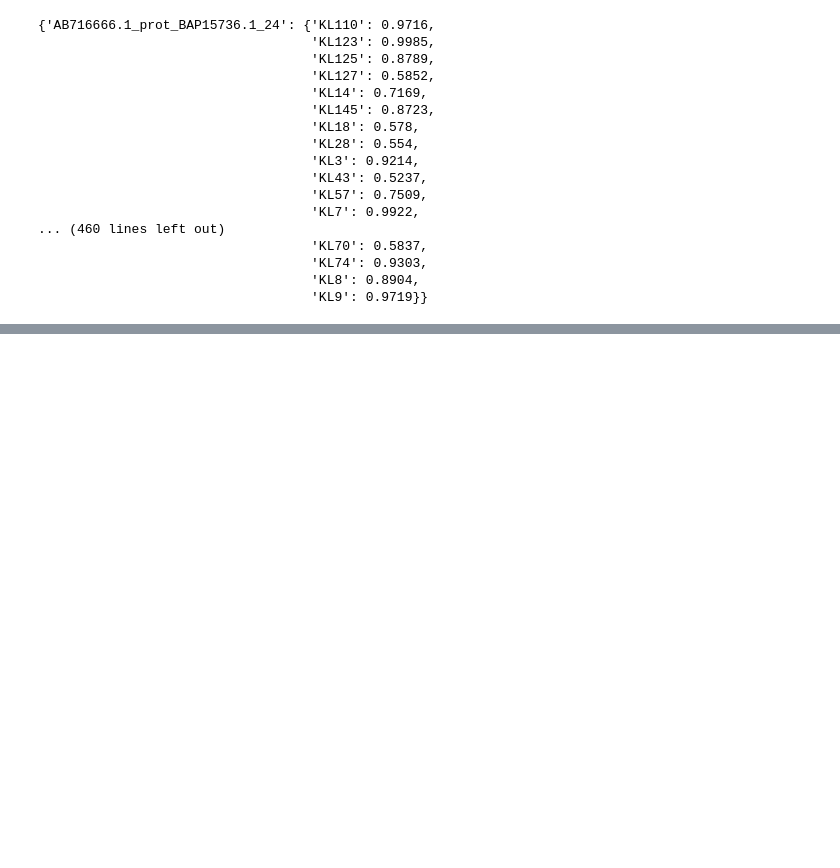
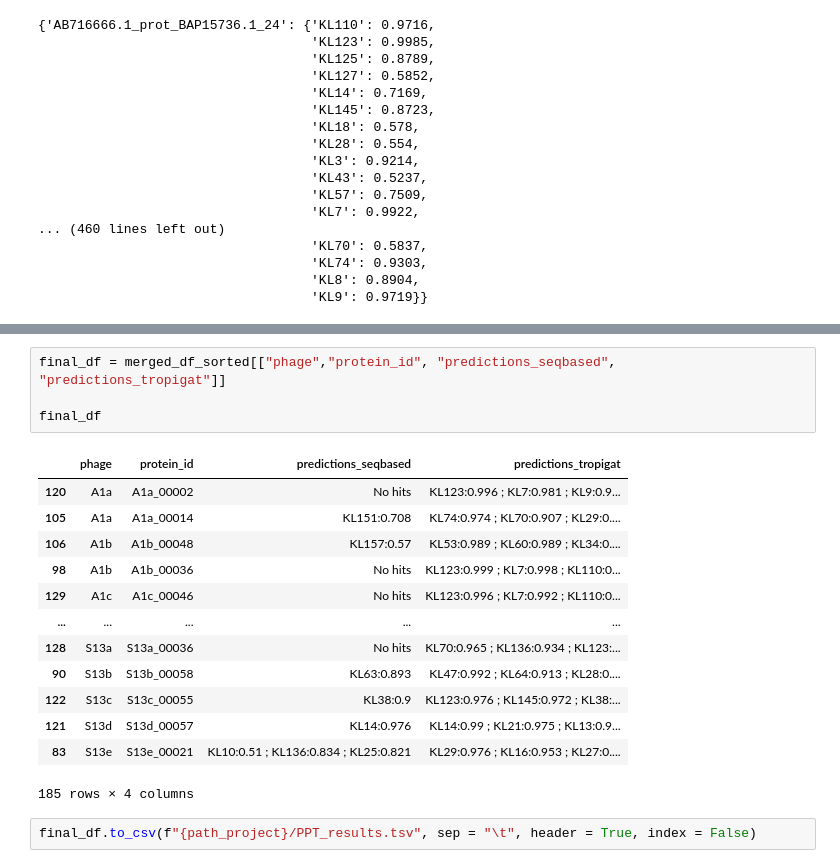
Before and after one commit to conchaeloko/Klebsiella_TropiSEARCH, a Jupyter notebook: scripts/Ensemble_TropiGAT/I2.Make_predictions.ipynb, the cells around one changed output, grey strips where cells are left out. Drawn from its saved outputs; the diff is of its cells as text; blank space fills up the shorter version.

```diff
--- a/scripts/Ensemble_TropiGAT/I2.Make_predictions.ipynb
+++ b/scripts/Ensemble_TropiGAT/I2.Make_predictions.ipynb
@@ -370,0 +452,20 @@ TropiGAT_functions.clean_print(other_predictions)
+# %%
+final_df = merged_df_sorted[["phage","protein_id", "predictions_seqbased", "predictions_tropigat"]]
+
+final_df
+# %% [output]
+|  | phage | protein_id | predictions_seqbased | predictions_tropigat |
+| 120 | A1a | A1a_00002 | No hits | KL123:0.996 ; KL7:0.981 ; KL9:0.9... |
+| 105 | A1a | A1a_00014 | KL151:0.708 | KL74:0.974 ; KL70:0.907 ; KL29:0.... |
+| 106 | A1b | A1b_00048 | KL157:0.57 | KL53:0.989 ; KL60:0.989 ; KL34:0.... |
+| 98 | A1b | A1b_00036 | No hits | KL123:0.999 ; KL7:0.998 ; KL110:0... |
+| 129 | A1c | A1c_00046 | No hits | KL123:0.996 ; KL7:0.992 ; KL110:0... |
+| ... | ... | ... | ... | ... |
+| 128 | S13a | S13a_00036 | No hits | KL70:0.965 ; KL136:0.934 ; KL123:... |
+| 90 | S13b | S13b_00058 | KL63:0.893 | KL47:0.992 ; KL64:0.913 ; KL28:0.... |
+| 122 | S13c | S13c_00055 | KL38:0.9 | KL123:0.976 ; KL145:0.972 ; KL38:... |
+| 121 | S13d | S13d_00057 | KL14:0.976 | KL14:0.99 ; KL21:0.975 ; KL13:0.9... |
+| 83 | S13e | S13e_00021 | KL10:0.51 ; KL136:0.834 ; KL25:0.821 | KL29:0.976 ; KL16:0.953 ; KL27:0.... |
+185 rows × 4 columns
+# %%
+final_df.to_csv(f"{path_project}/PPT_results.tsv", sep = "\t", header = True, index = False)
```
Also changed, not shown: parts of 8 cells of this notebook, 1 other file.
